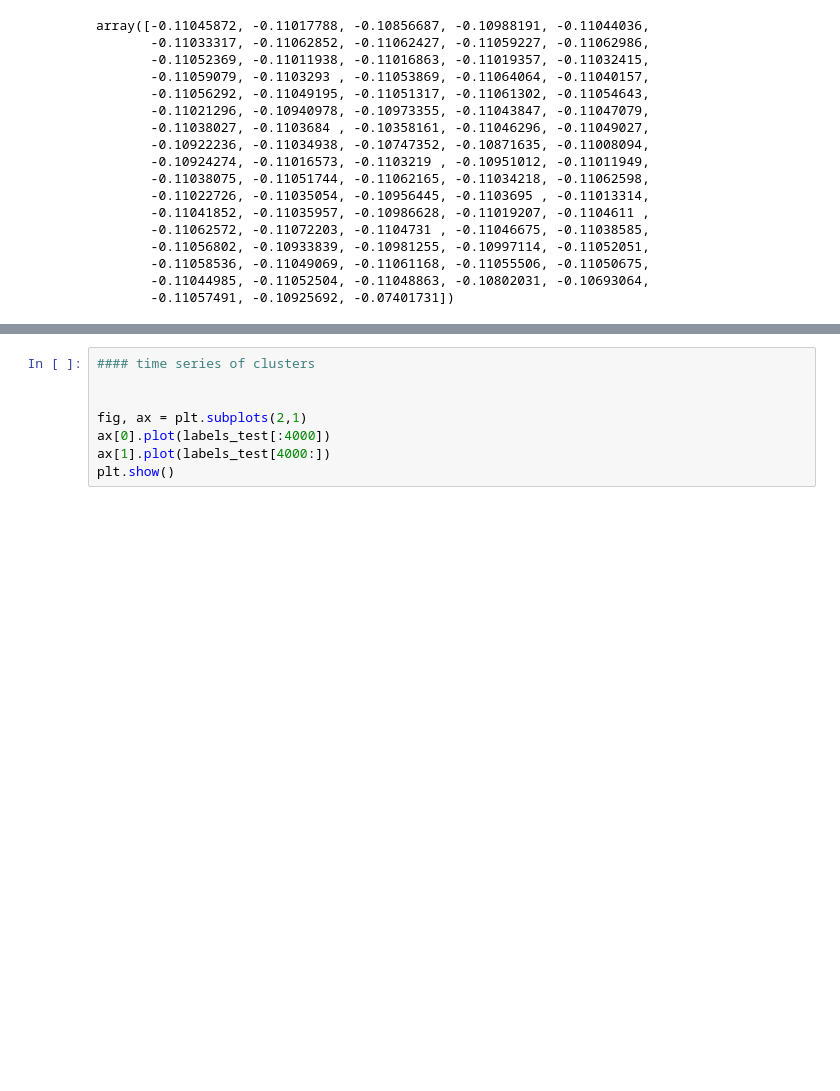
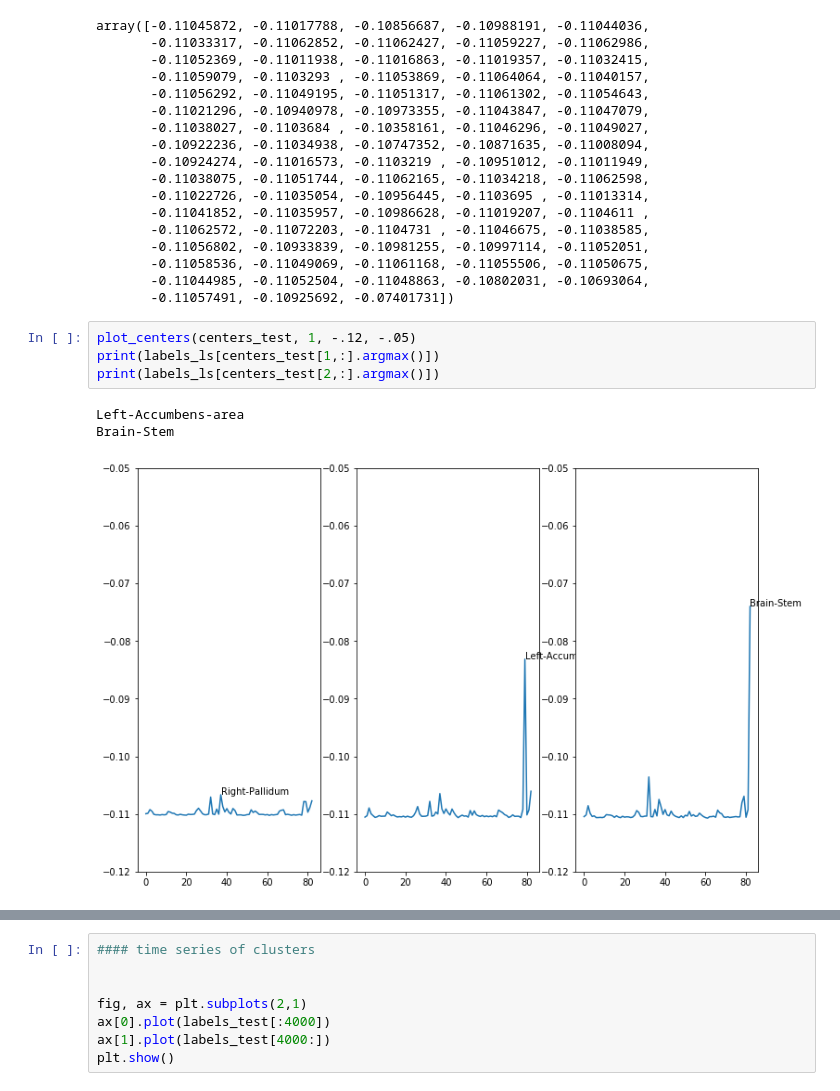
Before and after one commit to JohnWangDataAnalyst/ManifoldAnalyseusingTVB, a Jupyter notebook: ghost_attractor_analysis.ipynb, the cells around one changed output, grey strips where cells are left out. Cells and saved outputs as stored; diff of their text form; blank space fills up the shorter version.

```diff
--- a/ghost_attractor_analysis.ipynb
+++ b/ghost_attractor_analysis.ipynb
@@ -395,6 +542,14 @@ array([-0.11045872, -0.11017788, -0.10856687, -0.10988191, -0.11044036,
        -0.11058536, -0.11049069, -0.11061168, -0.11055506, -0.11050675,
        -0.11044985, -0.11052504, -0.11048863, -0.10802031, -0.10693064,
        -0.11057491, -0.10925692, -0.07401731])
+# %%
+plot_centers(centers_test, 1, -.12, -.05)
+print(labels_ls[centers_test[1,:].argmax()])
+print(labels_ls[centers_test[2,:].argmax()])
+# %% [output]
+Left-Accumbens-area
+Brain-Stem
+[figure, added]
 # %%
 #### comparison between subjects
 sub='154532'
```
Also changed, not shown: parts of 34 cells of this notebook.
